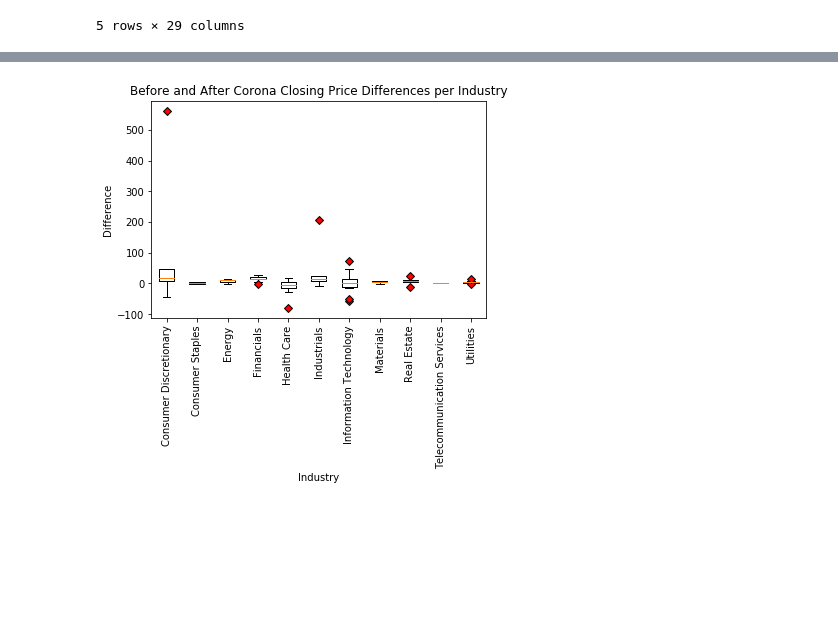
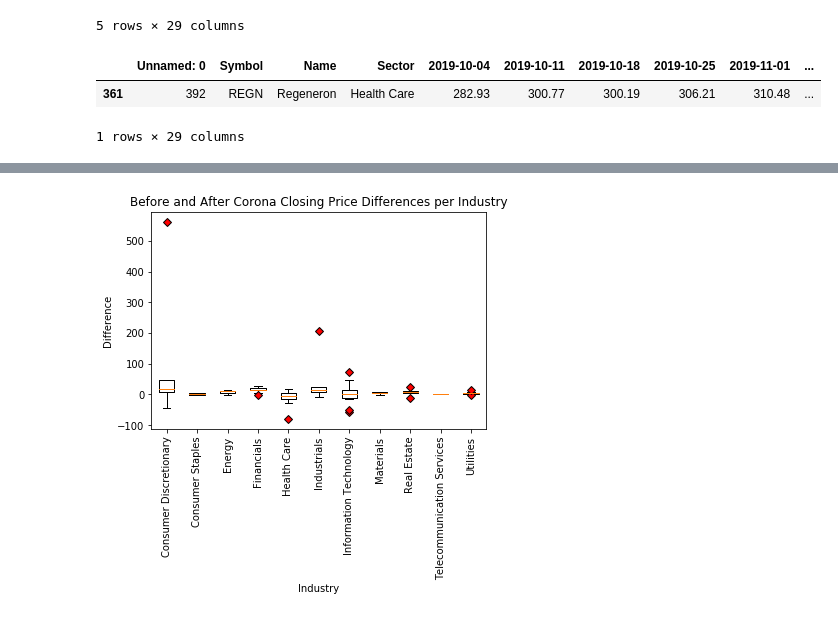
Before and after one commit to bhhnguyen/DataViz-Proj1, a Jupyter notebook: benjidev.ipynb, the cells around one changed output, grey strips where cells are left out. Saved outputs shown, nothing was run; the diff lists cells and outputs as text; code cells hidden in the pictures; blank space fills up the shorter version.

```diff
--- a/benjidev.ipynb
+++ b/benjidev.ipynb
@@ -23,0 +34,7 @@ stocks_df.head()
+# %%
+min_df = edit_df.loc[edit_df["Difference"] == edit_df["Difference"].min()]
+min_df
+# %% [output]
+|  | Unnamed: 0 | Symbol | Name | Sector | 2019-10-04 | 2019-10-11 | 2019-10-18 | 2019-10-25 | 2019-11-01 | ... |
+| 361 | 392 | REGN | Regeneron | Health Care | 282.93 | 300.77 | 300.19 | 306.21 | 310.48 | ... |
+1 rows × 29 columns
```
Also changed, not shown: parts of 8 cells of this notebook, 2 other files.
